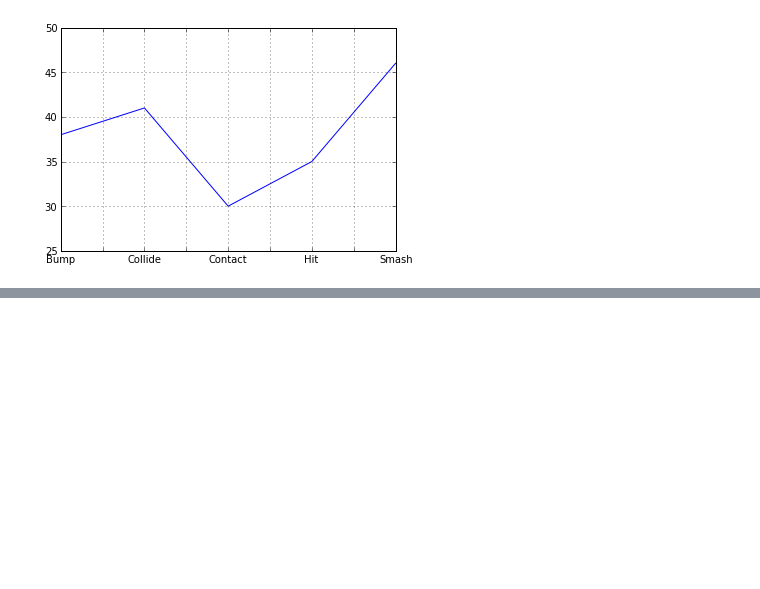
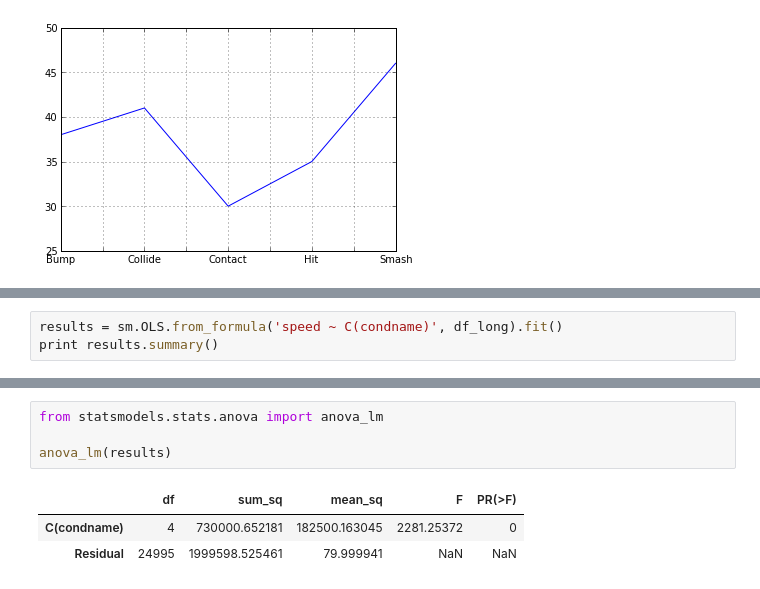
Before and after one commit to swcarpentry/DEPRECATED-bc, a Jupyter notebook: Loftus_example.ipynb, the cells around one changed output, grey strips where cells are left out. Drawn from its saved outputs; the diff is of its cells as text; blank space fills up the shorter version.

Commit message:
ANOVA run

```diff
--- a/Loftus_example.ipynb
+++ b/Loftus_example.ipynb
@@ -346,0 +401,3 @@ df.mean().plot(kind='line')
+# %%
+results = sm.OLS.from_formula('speed ~ C(condname)', df_long).fit()
+print results.summary()
@@ -346,0 +422,8 @@ df.mean().plot(kind='line')
+# %%
+from statsmodels.stats.anova import anova_lm
+
+anova_lm(results)
+# %% [output]
+|  | df | sum_sq | mean_sq | F | PR(>F) |
+| C(condname) | 4 | 730000.652181 | 182500.163045 | 2281.25372 | 0 |
+| Residual | 24995 | 1999598.525461 | 79.999941 | NaN | NaN |
```
Also changed, not shown: parts of 14 cells of this notebook.
